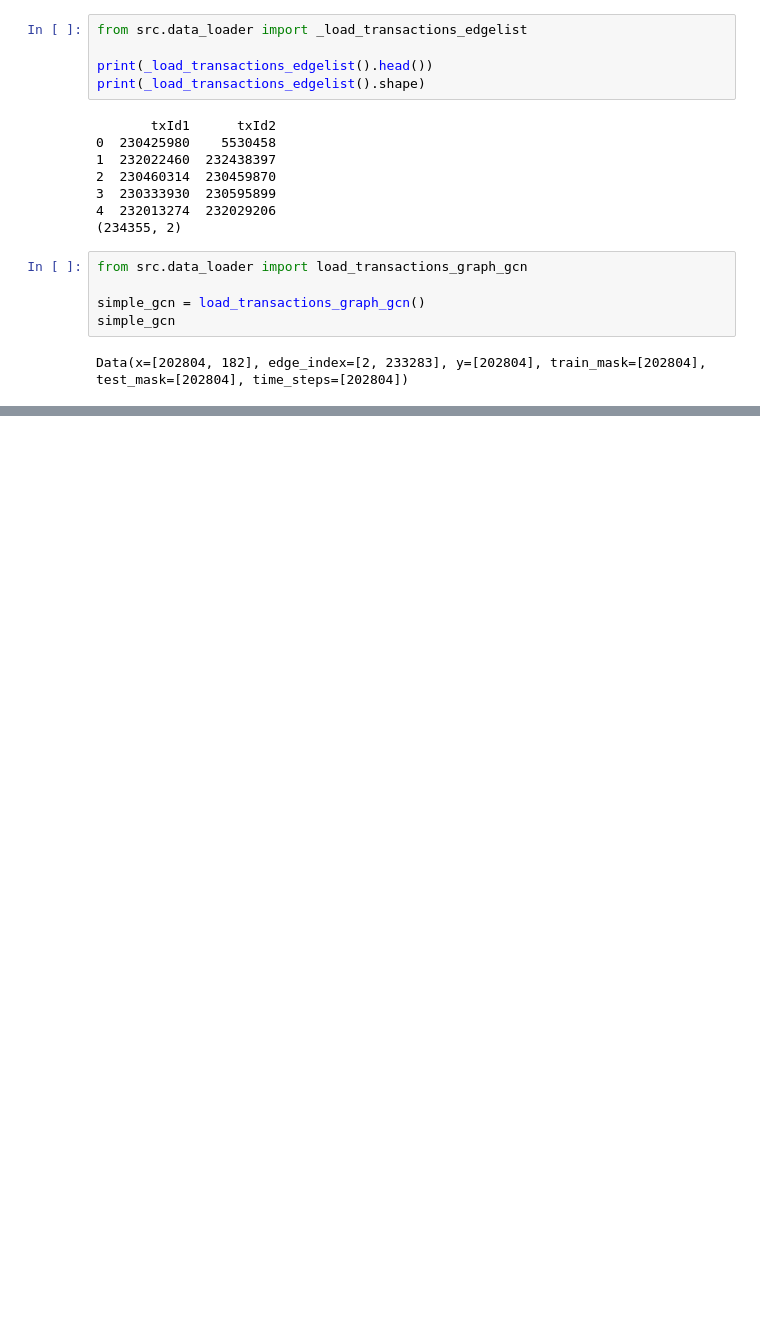
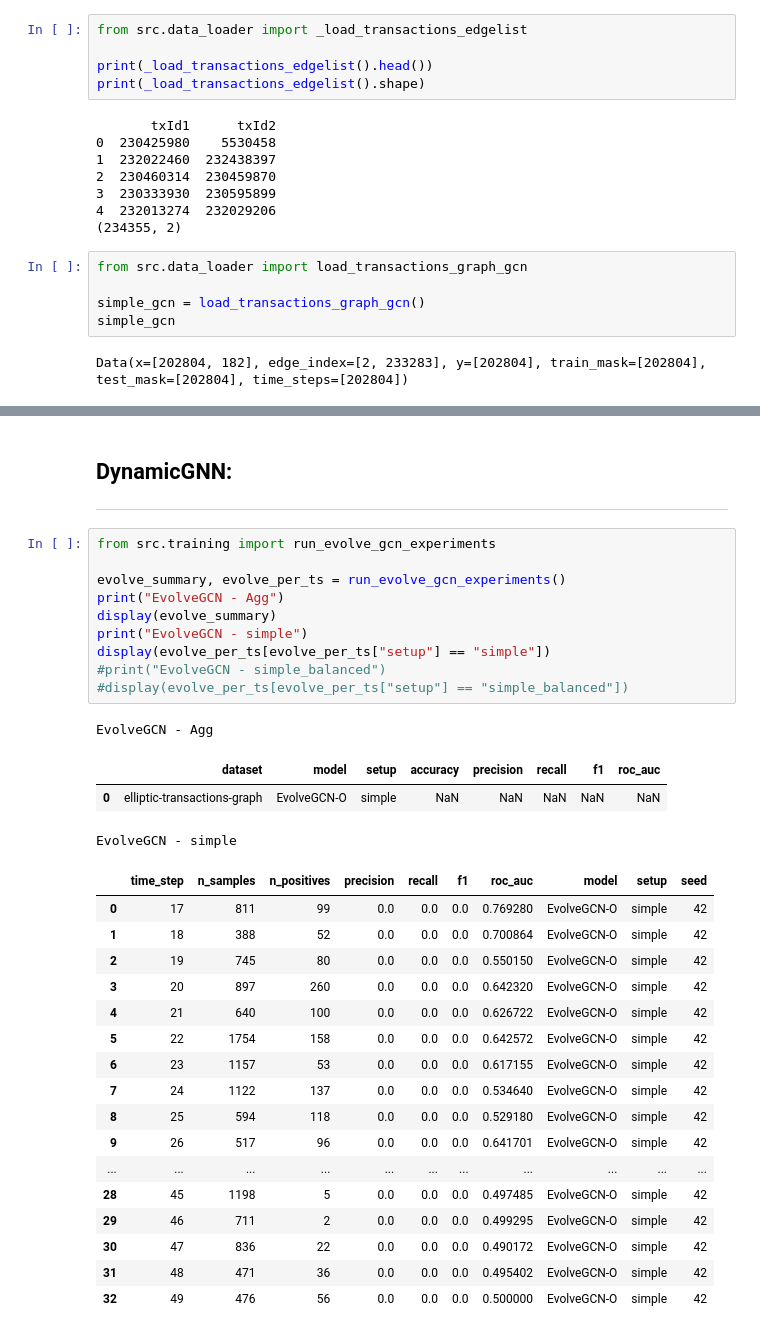
Before and after one commit to SokratisHadjichristodoulou/AML-Thesis, a Jupyter notebook: notebooks/testingRQ2.ipynb, the cells around one changed output, grey strips where cells are left out. Cells and saved outputs as stored; diff of their text form; blank space fills up the shorter version.

Commit message:
Added the results to the notebook and saved the results from google colab in the models

```diff
--- a/notebooks/testingRQ2.ipynb
+++ b/notebooks/testingRQ2.ipynb
@@ -416,3 +449,38 @@ display(sage_per_ts[sage_per_ts["setup"] == "simple_balanced"])
 | 97 | 47 | 836 | 22 | 0.021277 | 0.045455 | 0.028986 | 0.719623 | GraphSAGE | simple_balanced | 46 |
 | 98 | 48 | 471 | 36 | 0.076923 | 0.027778 | 0.040816 | 0.852043 | GraphSAGE | simple_balanced | 46 |
 | 99 | 49 | 476 | 56 | 0.090909 | 0.035714 | 0.051282 | 0.786097 | GraphSAGE | simple_balanced | 46 |
+# %% [markdown]
+## **DynamicGNN**:
+---
+# %%
+from src.training import run_evolve_gcn_experiments
+
+evolve_summary, evolve_per_ts = run_evolve_gcn_experiments()
+print("EvolveGCN - Agg")
+display(evolve_summary)
+print("EvolveGCN - simple")
+display(evolve_per_ts[evolve_per_ts["setup"] == "simple"])
+#print("EvolveGCN - simple_balanced")
+#display(evolve_per_ts[evolve_per_ts["setup"] == "simple_balanced"])
+# %% [output]
+EvolveGCN - Agg
+|  | dataset | model | setup | accuracy | precision | recall | f1 | roc_auc |
+| 0 | elliptic-transactions-graph | EvolveGCN-O | simple | NaN | NaN | NaN | NaN | NaN |
+EvolveGCN - simple
+|  | time_step | n_samples | n_positives | precision | recall | f1 | roc_auc | model | setup | seed |
+| 0 | 17 | 811 | 99 | 0.0 | 0.0 | 0.0 | 0.769280 | EvolveGCN-O | simple | 42 |
+| 1 | 18 | 388 | 52 | 0.0 | 0.0 | 0.0 | 0.700864 | EvolveGCN-O | simple | 42 |
+| 2 | 19 | 745 | 80 | 0.0 | 0.0 | 0.0 | 0.550150 | EvolveGCN-O | simple | 42 |
+| 3 | 20 | 897 | 260 | 0.0 | 0.0 | 0.0 | 0.642320 | EvolveGCN-O | simple | 42 |
+| 4 | 21 | 640 | 100 | 0.0 | 0.0 | 0.0 | 0.626722 | EvolveGCN-O | simple | 42 |
+| 5 | 22 | 1754 | 158 | 0.0 | 0.0 | 0.0 | 0.642572 | EvolveGCN-O | simple | 42 |
+| 6 | 23 | 1157 | 53 | 0.0 | 0.0 | 0.0 | 0.617155 | EvolveGCN-O | simple | 42 |
+| 7 | 24 | 1122 | 137 | 0.0 | 0.0 | 0.0 | 0.534640 | EvolveGCN-O | simple | 42 |
+| 8 | 25 | 594 | 118 | 0.0 | 0.0 | 0.0 | 0.529180 | EvolveGCN-O | simple | 42 |
+| 9 | 26 | 517 | 96 | 0.0 | 0.0 | 0.0 | 0.641701 | EvolveGCN-O | simple | 42 |
+| ... | ... | ... | ... | ... | ... | ... | ... | ... | ... | ... |
+| 28 | 45 | 1198 | 5 | 0.0 | 0.0 | 0.0 | 0.497485 | EvolveGCN-O | simple | 42 |
+| 29 | 46 | 711 | 2 | 0.0 | 0.0 | 0.0 | 0.499295 | EvolveGCN-O | simple | 42 |
+| 30 | 47 | 836 | 22 | 0.0 | 0.0 | 0.0 | 0.490172 | EvolveGCN-O | simple | 42 |
+| 31 | 48 | 471 | 36 | 0.0 | 0.0 | 0.0 | 0.495402 | EvolveGCN-O | simple | 42 |
+| 32 | 49 | 476 | 56 | 0.0 | 0.0 | 0.0 | 0.500000 | EvolveGCN-O | simple | 42 |
```
Also changed, not shown: parts of 4 cells of this notebook, 4 other files.
